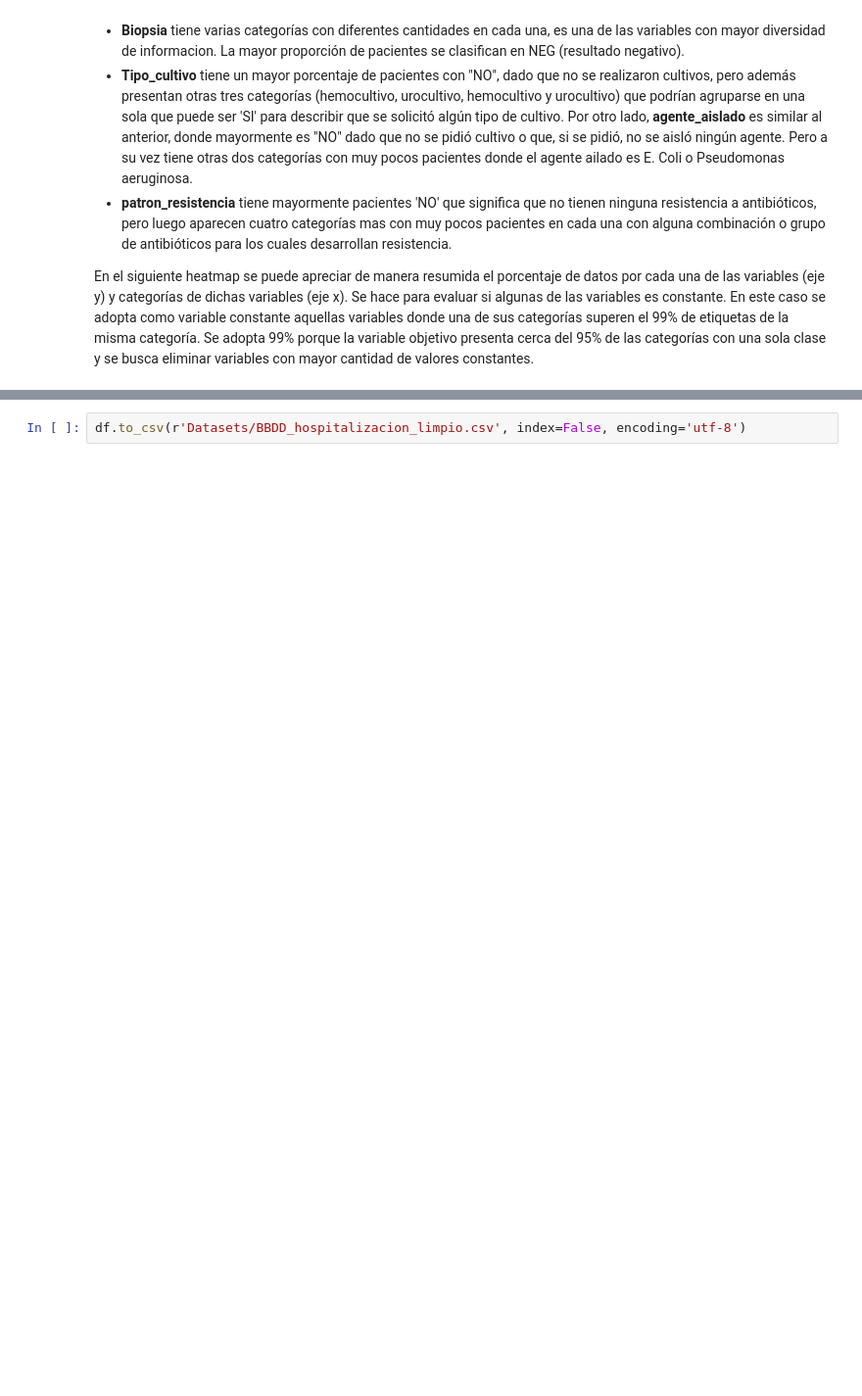
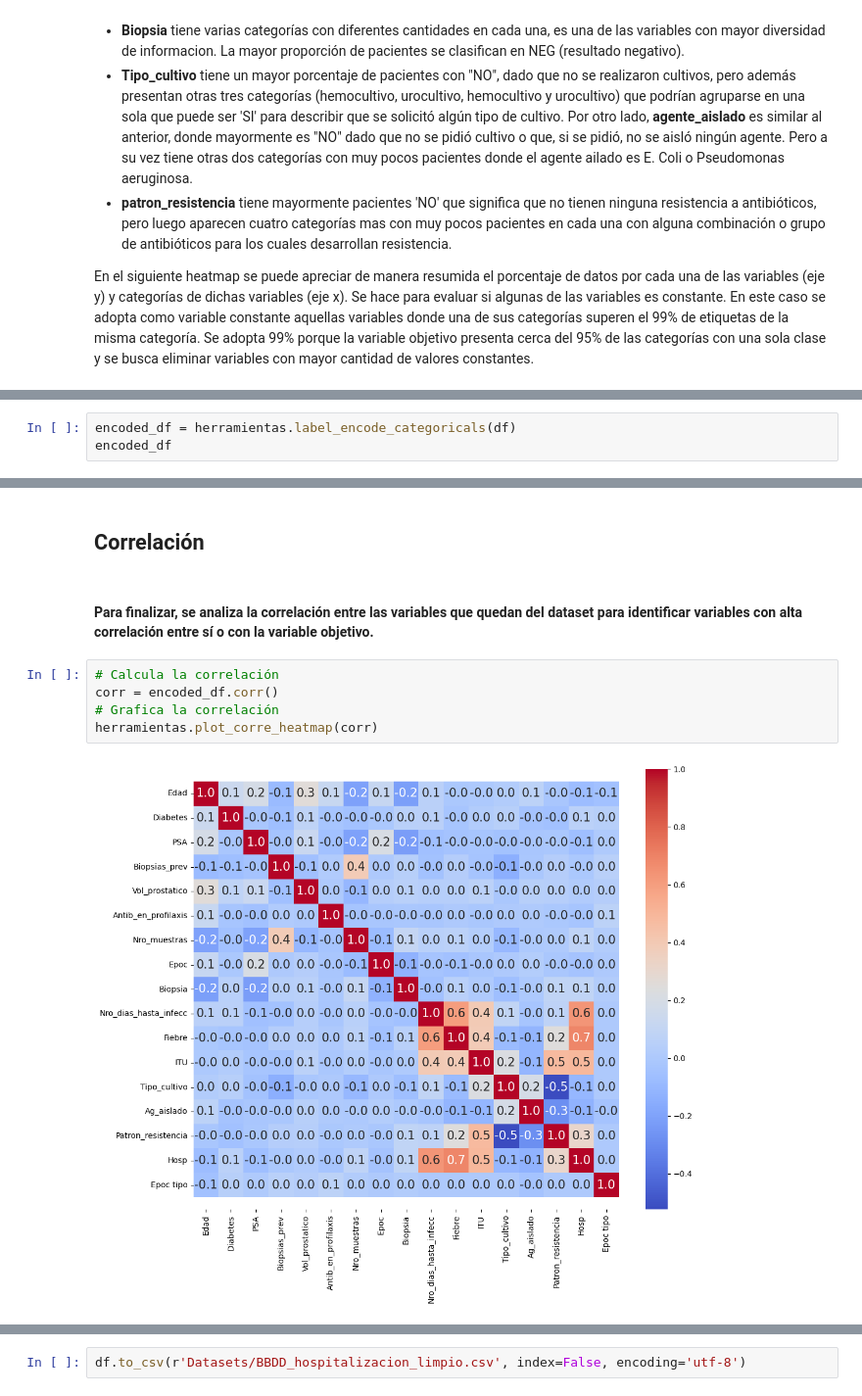
Before and after one commit to SebastianGSVV/Integrador_M6, a Jupyter notebook: Integrador_M6.ipynb, the cells around one changed output, grey strips where cells are left out. Shown at 98% size. Saved outputs shown, nothing was run; the diff lists cells and outputs as text; blank space fills up the shorter version.

```diff
--- a/Integrador_M6.ipynb
+++ b/Integrador_M6.ipynb
@@ -377,0 +442,3 @@ herramientas.heatmap_categoricas(df)
+# %%
+encoded_df = herramientas.label_encode_categoricals(df)
+encoded_df
@@ -377,0 +459,11 @@ herramientas.heatmap_categoricas(df)
+# %% [markdown]
+## Correlación
+# %% [markdown]
+#### Para finalizar, se analiza la correlación entre las variables que quedan del dataset para identificar variables con alta correlación entre sí o con la variable objetivo.
+# %%
+# Calcula la correlación
+corr = encoded_df.corr()
+# Grafica la correlación
+herramientas.plot_corre_heatmap(corr)
+# %% [output]
+[figure, added]
```
Also changed, not shown: parts of 13 cells of this notebook, 1 other file.
